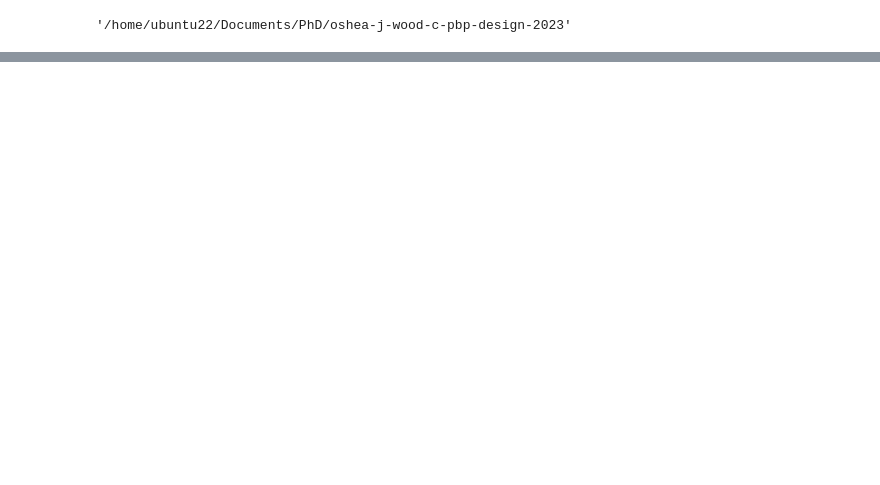
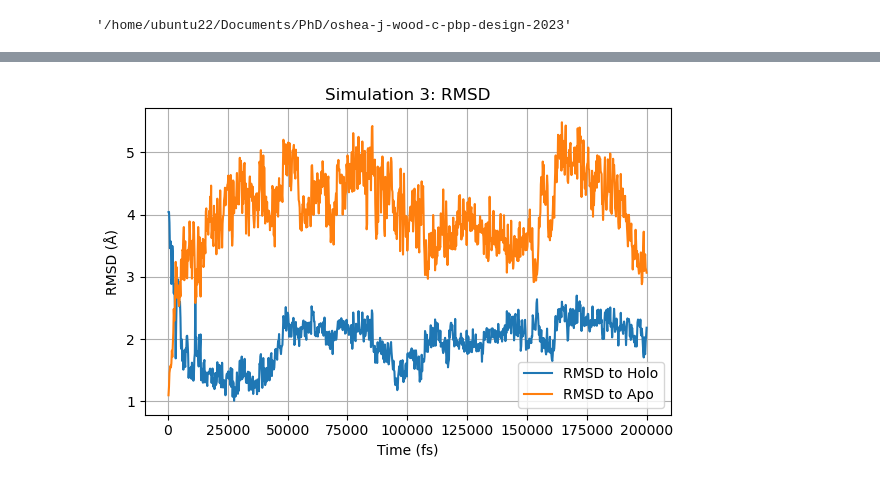
Before and after one commit to john-zcliu/oshea-j-wood-c-pbp-design-2023, a Jupyter notebook: mdTrajAnalysis.ipynb, the cells around one changed output, grey strips where cells are left out. Drawn from its saved outputs; the diff is of its cells as text; code cells hidden in the pictures; blank space fills up the shorter version.

```diff
--- a/mdTrajAnalysis.ipynb
+++ b/mdTrajAnalysis.ipynb
@@ -86,5 +98,5 @@ for sim in [1, 2]:
 # %%
-sim = 1
+sim = 2
 apo_top = "Simulations/Apo/1anf_malremoved_t3p.parm7"
 apo_dcd = f"Simulations/Apo/simulation_{sim:02d}/npt_production_{sim:02d}.dcd"
 hol_top = "Simulations/Holo/1anf_mal_t3p.parm7"
@@ -320,8 +315,8 @@ NN_training_dir = f"{os.getcwd()}/../ensembleFolding/exp2_enzyme_preliminary/bin
 # Create directories if they do not exist
 os.makedirs(NN_training_dir, exist_ok=True)
 
-for i, x in enumerate(xs):
+for i, x in enumerate(X_clustered):
     np.save(f"{NN_training_dir}/cluster_{i+1}.npy", x)
-for i, x in enumerate(xs_RMSD):
+for i, x in enumerate(RMSD_clustered):
     np.save(f"{NN_training_dir}/cluster_RMSD_{i+1}.npy", x)
-np.save(f"{NN_training_dir}/cluster_centers.npy", ts)
+np.save(f"{NN_training_dir}/cluster_centers.npy", y_clustered)
@@ -327,0 +374,77 @@ np.save(f"{NN_training_dir}/cluster_centers.npy", ts)
+# %%
+sims = range(1, 6)
+results = {}
+
+for sim in sims:
+    apo_top = "Simulations/Apo/1anf_malremoved_t3p.parm7"
+    apo_dcd = f"Simulations/Apo/simulation_{sim:02d}/npt_production_{sim:02d}.dcd"
+    hol_top = "Simulations/Holo/1anf_mal_t3p.parm7"
+    hol_dcd = f"Simulations/Holo/simulation_{sim:02d}/npt_production_{sim:02d}.dcd"
+
+    apo_crystal = f"{os.getcwd()}/Simulations/Apo/1anf_malremoved_tleap.pdb"  # Replace with the actual path to the apo crystal structure
+    hol_crystal = f"{os.getcwd()}/Simulations/Holo/1omp.pdb"  # Replace with the actual path to the apo crystal structure
+
+    # Load the apo trajectory
+    u = mda.Universe(apo_top, apo_dcd)
+
+    average = align.AverageStructure(u, u, select='protein and name CA', ref_frame=0).run()
+    ref = average.results.universe
+
+    # Load the apo crystal structure
+    u_crystal_apo = mda.Universe(apo_crystal)
+
+    # Load the holo crystal structure
+    u_crystal_hol = mda.Universe(hol_crystal)
+
+    # Align the apo crystal structure to the reference
+    align.AlignTraj(u_crystal_apo, ref, select='protein and name CA', in_memory=True).run()
+
+    # Align the holo crystal structure to the reference
+    align.AlignTraj(u_crystal_hol, ref, select='protein and name CA', in_memory=True).run()
+
+    # Select the protein atoms in the apo trajectory and the apo crystal structure
+    protein_atoms_traj_apo = u.select_atoms('protein and name CA')
+    protein_atoms_crystal_apo = u_crystal_apo.select_atoms('protein and name CA')
+
+    # Select the protein atoms in the holo trajectory and the holo crystal structure
+    protein_atoms_crystal_hol = u_crystal_hol.select_atoms('protein and name CA')
+
+    # Calculate RMSD for apo
+    RMSD_apo = rms.RMSD(protein_atoms_traj_apo, protein_atoms_crystal_apo).run()
+
+    # Calculate RMSD for holo
+    RMSD_hol = rms.RMSD(protein_atoms_traj_apo, protein_atoms_crystal_hol).run()
+
+    # Extract timeseries data using the `.timeseries()` method
+    # Shape: (num_frames, num_CA_atoms, 3)
+    uptoIdx = np.ceil(200 / 200 * u.trajectory.n_frames).astype(int)
+    Xtraj = np.empty((uptoIdx, protein_atoms_traj_apo.n_atoms, 3))
+
+    # Iterate over the entire trajectory and store Cα positions
+    for i, y_clustered in enumerate(u.trajectory[:uptoIdx]):
+        Xtraj[i] = protein_atoms_traj_apo.positions  # Store positions of Cα atoms
+
+    # Store results in the dictionary
+    results[sim] = {
+        'RMSD_apo': RMSD_apo,
+        'RMSD_hol': RMSD_hol,
+        'protein_atoms_traj_apo': protein_atoms_traj_apo,
+        'protein_atoms_crystal_apo': protein_atoms_crystal_apo,
+        'protein_atoms_crystal_hol': protein_atoms_crystal_hol,
+        'Xtraj': Xtraj
+    }
+
+    # Plot RMSD against time for both apo and holo
+    plt.figure(figsize=(6, 4))
+    plt.plot(RMSD_hol.rmsd[:, 1], RMSD_hol.rmsd[:, 2], label=f'RMSD to Holo')
+    plt.plot(RMSD_apo.rmsd[:, 1], RMSD_apo.rmsd[:, 2], label=f'RMSD to Apo')
+    plt.xlabel('Time (fs)')
+    plt.ylabel('RMSD (Å)')
+    plt.title(f'Simulation {sim}: RMSD')
+    plt.grid()
+    plt.tight_layout()
+    plt.legend()
+    plt.savefig(f"{os.getcwd()}/Simulations/Apo/simulation_{sim:02d}/RMSD_{sim}.png")
+    plt.savefig(f"{os.getcwd()}/Simulations/Apo/simulation_{sim:02d}/RMSD_{sim}.pdf")
+    plt.show()
+# %% [output]
@@ -327,0 +458 @@ np.save(f"{NN_training_dir}/cluster_centers.npy", ts)
+[figure, added]
```
Also changed, not shown: parts of 16 cells of this notebook.
